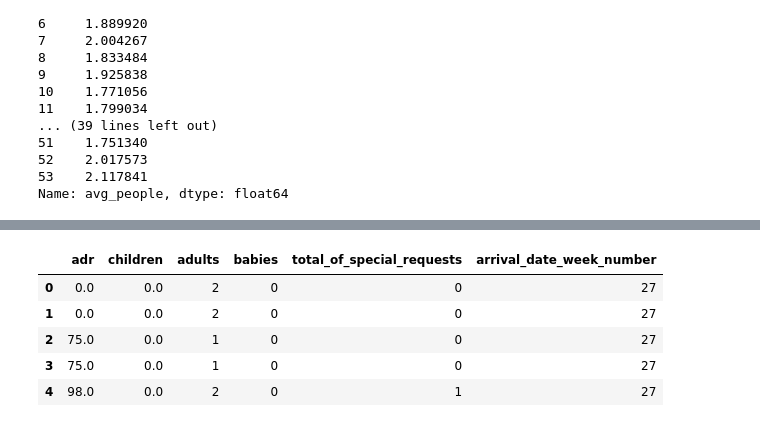
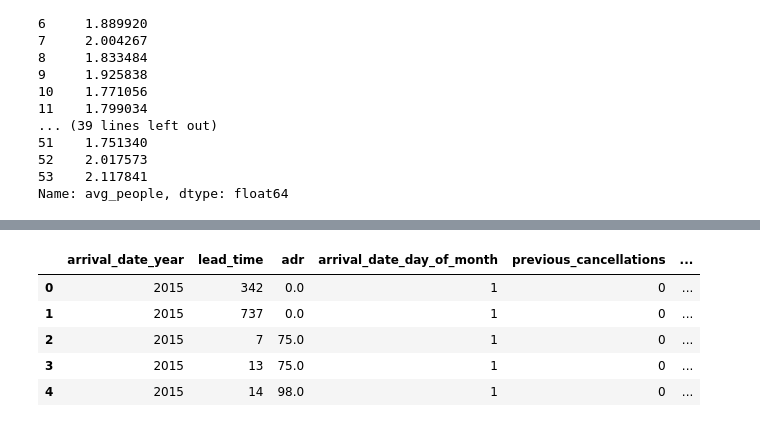
Before and after one commit to as-sah/Hotel-Booking-Demand-Prediction, a Jupyter notebook: Hotel_Bookings_Analysis.ipynb, the cells around one changed output, grey strips where cells are left out. Cells and saved outputs as stored; diff of their text form; code cells hidden in the pictures.

```diff
--- a/Hotel_Bookings_Analysis.ipynb
+++ b/Hotel_Bookings_Analysis.ipynb
@@ -301,0 +309,2 @@ dtype: int64
+# %%
+ld = ld.dropna()
@@ -455,15 +488,15 @@ for name, est in estimators:
 # %%
 # data prediction
 # splitting dataset
-ld_new = ld.copy()[['adr', 'children', 'adults', 'babies', 'total_of_special_requests', 'arrival_date_week_number']]
+ld_new = ld.copy()[['arrival_date_year', 'lead_time', 'adr', 'arrival_date_day_of_month', 'previous_cancellations', 'arrival_date_week_number']]
 ld_new.head()
 # %% [output]
-|  | adr | children | adults | babies | total_of_special_requests | arrival_date_week_number |
-| 0 | 0.0 | 0.0 | 2 | 0 | 0 | 27 |
-| 1 | 0.0 | 0.0 | 2 | 0 | 0 | 27 |
-| 2 | 75.0 | 0.0 | 1 | 0 | 0 | 27 |
-| 3 | 75.0 | 0.0 | 1 | 0 | 0 | 27 |
-| 4 | 98.0 | 0.0 | 2 | 0 | 1 | 27 |
+|  | arrival_date_year | lead_time | adr | arrival_date_day_of_month | previous_cancellations | ... |
+| 0 | 2015 | 342 | 0.0 | 1 | 0 | ... |
+| 1 | 2015 | 737 | 0.0 | 1 | 0 | ... |
+| 2 | 2015 | 7 | 75.0 | 1 | 0 | ... |
+| 3 | 2015 | 13 | 75.0 | 1 | 0 | ... |
+| 4 | 2015 | 14 | 98.0 | 1 | 0 | ... |
 # %%
 x = ld_new.drop(['arrival_date_week_number'], axis=1)
 y = ld_new['arrival_date_week_number']
```
Also changed, not shown: parts of 17 cells of this notebook.
